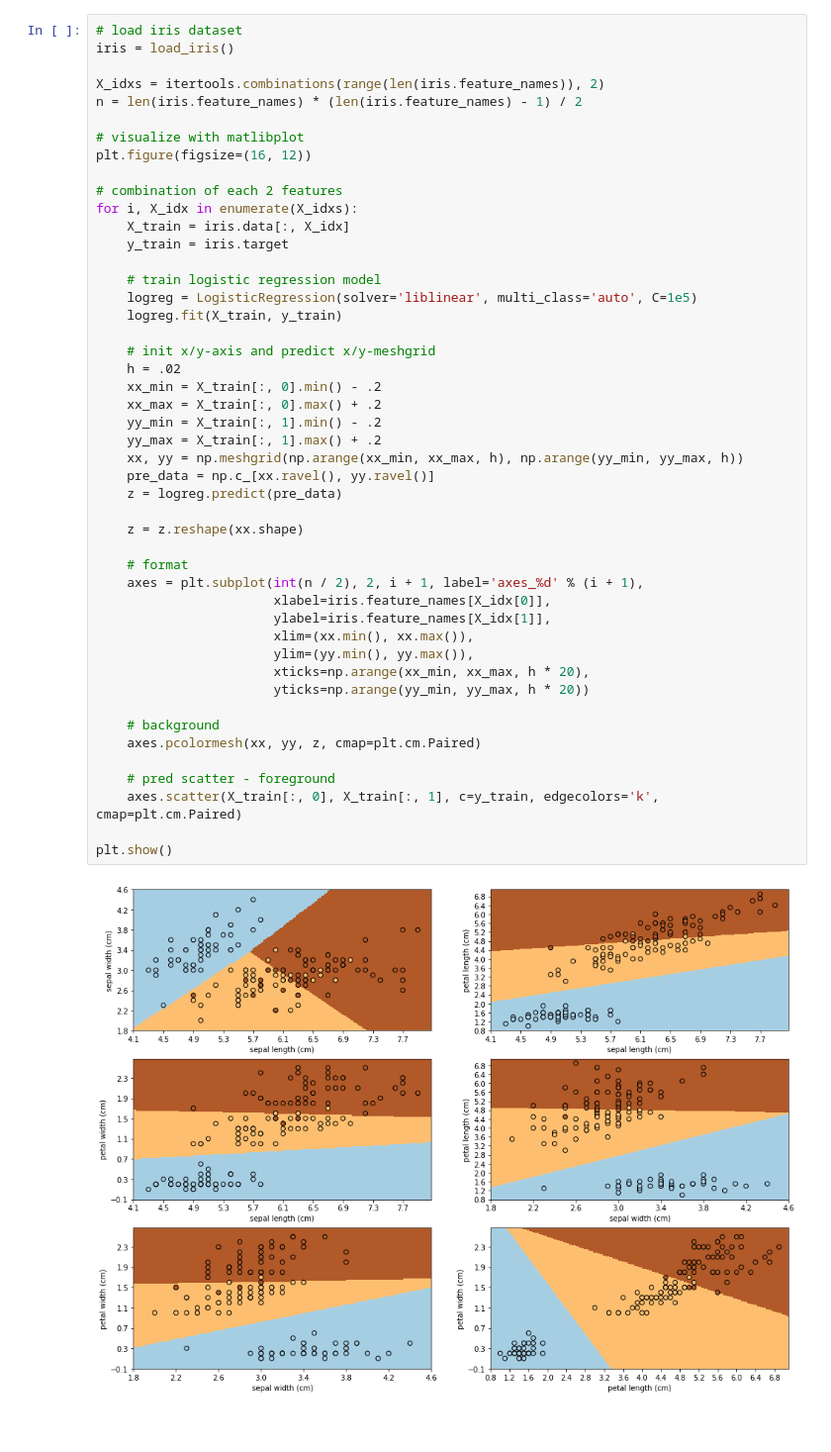
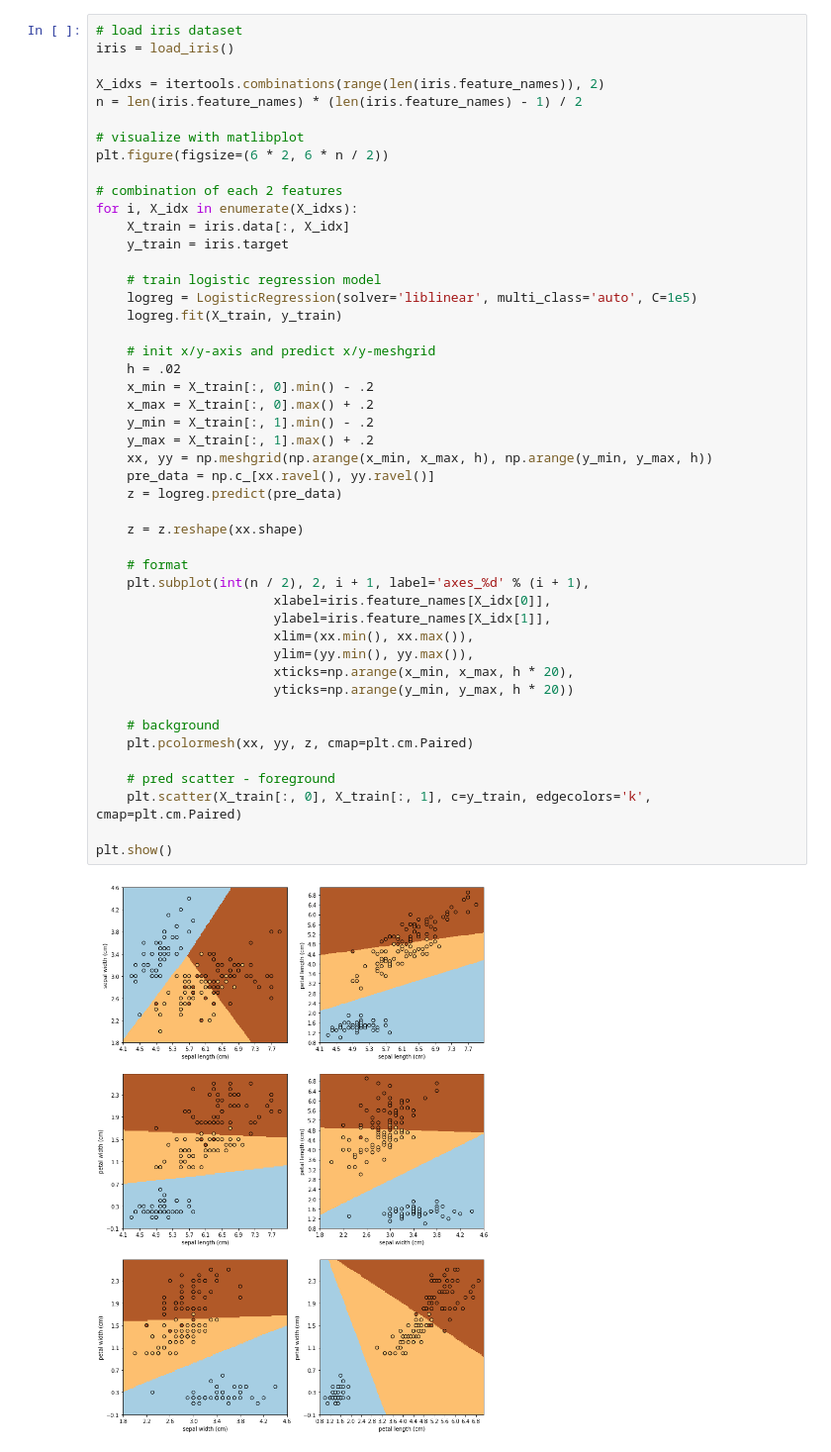
Before and after one commit to klein203/JupyterNotebook, a Jupyter notebook: LogisticRegression/LR_scikit.ipynb, the cells around one changed output. Shown: that part at 99% size. Cells and saved outputs as stored; diff of their text form; blank space fills up the shorter version.

```diff
--- a/LogisticRegression/LR_scikit.ipynb
+++ b/LogisticRegression/LR_scikit.ipynb
@@ -12,44 +12,44 @@ X_idxs = itertools.combinations(range(len(iris.feature_names)), 2)
 n = len(iris.feature_names) * (len(iris.feature_names) - 1) / 2
 
 # visualize with matlibplot
-plt.figure(figsize=(16, 12))
+plt.figure(figsize=(6 * 2, 6 * n / 2))
 
 # combination of each 2 features
 for i, X_idx in enumerate(X_idxs):
     X_train = iris.data[:, X_idx]
     y_train = iris.target
 
     # train logistic regression model
     logreg = LogisticRegression(solver='liblinear', multi_class='auto', C=1e5)
     logreg.fit(X_train, y_train)
 
     # init x/y-axis and predict x/y-meshgrid
     h = .02
-    xx_min = X_train[:, 0].min() - .2
-    xx_max = X_train[:, 0].max() + .2
-    yy_min = X_train[:, 1].min() - .2
-    yy_max = X_train[:, 1].max() + .2
-    xx, yy = np.meshgrid(np.arange(xx_min, xx_max, h), np.arange(yy_min, yy_max, h))
+    x_min = X_train[:, 0].min() - .2
+    x_max = X_train[:, 0].max() + .2
+    y_min = X_train[:, 1].min() - .2
+    y_max = X_train[:, 1].max() + .2
+    xx, yy = np.meshgrid(np.arange(x_min, x_max, h), np.arange(y_min, y_max, h))
     pre_data = np.c_[xx.ravel(), yy.ravel()]
     z = logreg.predict(pre_data)
 
     z = z.reshape(xx.shape)
 
     # format
-    axes = plt.subplot(int(n / 2), 2, i + 1, label='axes_%d' % (i + 1),
+    plt.subplot(int(n / 2), 2, i + 1, label='axes_%d' % (i + 1),
                        xlabel=iris.feature_names[X_idx[0]],
                        ylabel=iris.feature_names[X_idx[1]],
                        xlim=(xx.min(), xx.max()),
                        ylim=(yy.min(), yy.max()),
-                       xticks=np.arange(xx_min, xx_max, h * 20),
-                       yticks=np.arange(yy_min, yy_max, h * 20))
+                       xticks=np.arange(x_min, x_max, h * 20),
+                       yticks=np.arange(y_min, y_max, h * 20))
 
     # background
-    axes.pcolormesh(xx, yy, z, cmap=plt.cm.Paired)
+    plt.pcolormesh(xx, yy, z, cmap=plt.cm.Paired)
 
     # pred scatter - foreground
-    axes.scatter(X_train[:, 0], X_train[:, 1], c=y_train, edgecolors='k', cmap=plt.cm.Paired)
+    plt.scatter(X_train[:, 0], X_train[:, 1], c=y_train, edgecolors='k', cmap=plt.cm.Paired)
 
 plt.show()
 # %% [output]
-[figure, old version]
+[figure, new version]
```
Also changed, not shown: parts of 2 cells of this notebook, 1 other file.
